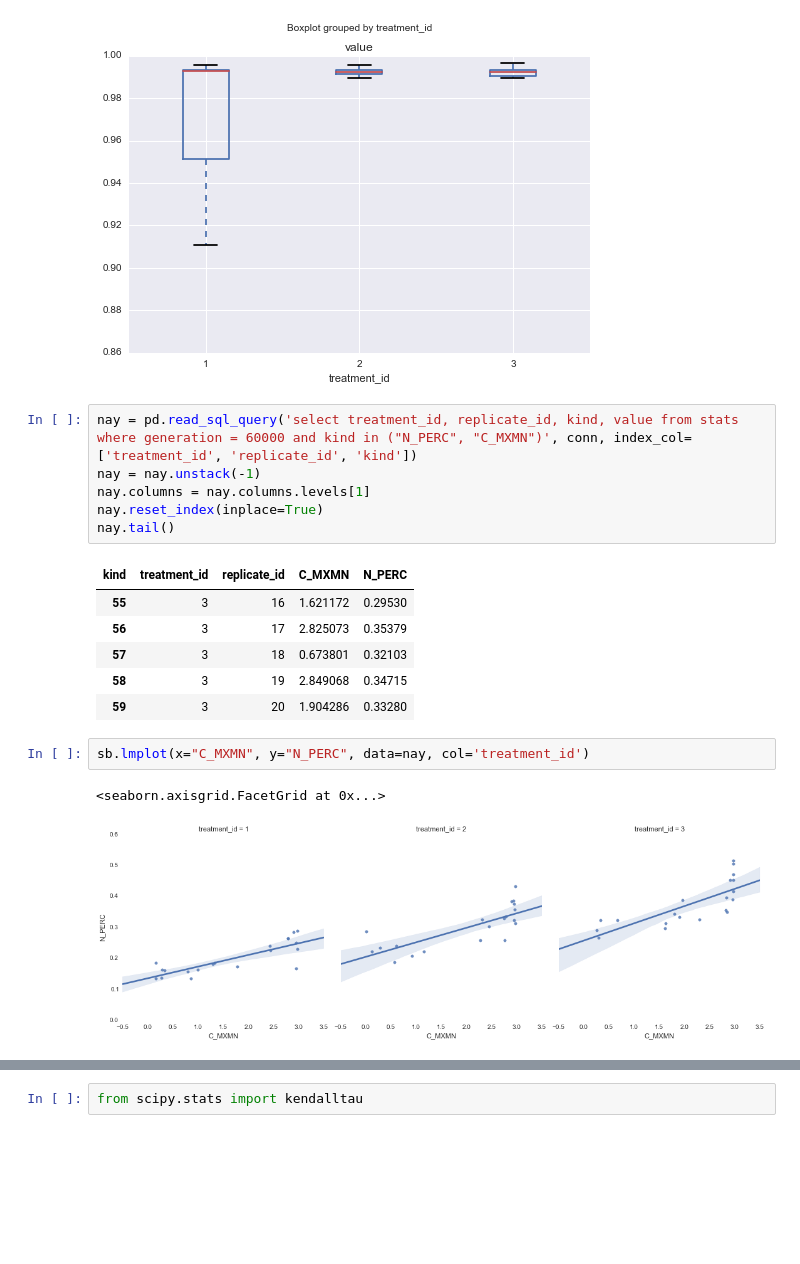
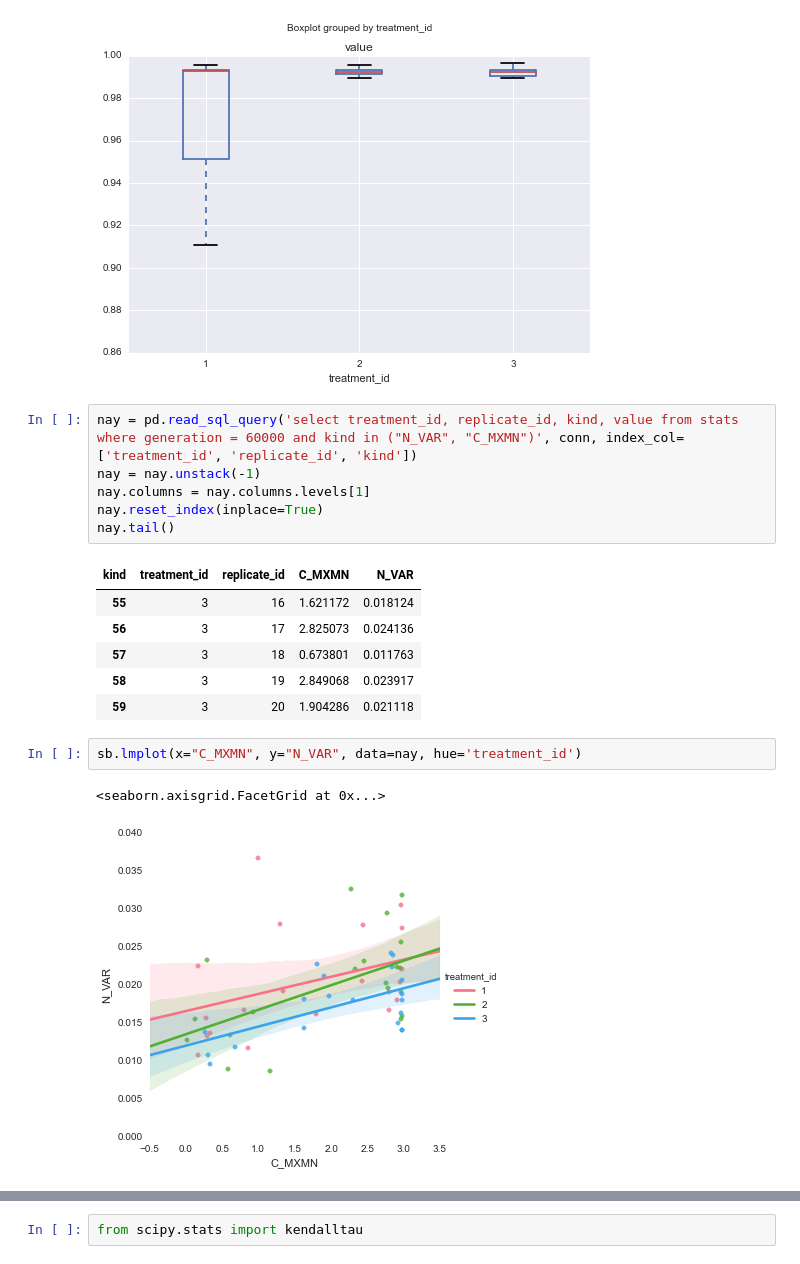
Before and after one commit to brettc/bricolage, a Jupyter notebook: notebooks/hierarchy_stats.ipynb, the cells around one changed output, grey strips where cells are left out. Drawn from its saved outputs; the diff is of its cells as text; blank space fills up the shorter version.

```diff
--- a/notebooks/hierarchy_stats.ipynb
+++ b/notebooks/hierarchy_stats.ipynb
@@ -85,23 +85,23 @@ finals.boxplot(column='value',by='treatment_id')
 <matplotlib.axes._subplots.AxesSubplot at 0x...>
 [figure]
 # %%
-nay = pd.read_sql_query('select treatment_id, replicate_id, kind, value from stats where generation = 60000 and kind in ("N_PERC", "C_MXMN")', conn, index_col=['treatment_id', 'replicate_id', 'kind'])
+nay = pd.read_sql_query('select treatment_id, replicate_id, kind, value from stats where generation = 60000 and kind in ("N_VAR", "C_MXMN")', conn, index_col=['treatment_id', 'replicate_id', 'kind'])
 nay = nay.unstack(-1)
 nay.columns = nay.columns.levels[1]
 nay.reset_index(inplace=True)
 nay.tail()
 # %% [output]
-| kind | treatment_id | replicate_id | C_MXMN | N_PERC |
-| 55 | 3 | 16 | 1.621172 | 0.29530 |
-| 56 | 3 | 17 | 2.825073 | 0.35379 |
-| 57 | 3 | 18 | 0.673801 | 0.32103 |
-| 58 | 3 | 19 | 2.849068 | 0.34715 |
-| 59 | 3 | 20 | 1.904286 | 0.33280 |
+| kind | treatment_id | replicate_id | C_MXMN | N_VAR |
+| 55 | 3 | 16 | 1.621172 | 0.018124 |
+| 56 | 3 | 17 | 2.825073 | 0.024136 |
+| 57 | 3 | 18 | 0.673801 | 0.011763 |
+| 58 | 3 | 19 | 2.849068 | 0.023917 |
+| 59 | 3 | 20 | 1.904286 | 0.021118 |
 # %%
-sb.lmplot(x="C_MXMN", y="N_PERC", data=nay, col='treatment_id')
+sb.lmplot(x="C_MXMN", y="N_VAR", data=nay, hue='treatment_id')
 # %% [output]
 <seaborn.axisgrid.FacetGrid at 0x...>
-[figure, old version]
+[figure, new version]
 # %%
 nay.corr()
 # %% [output]
```
Also changed, not shown: parts of 3 cells of this notebook.
